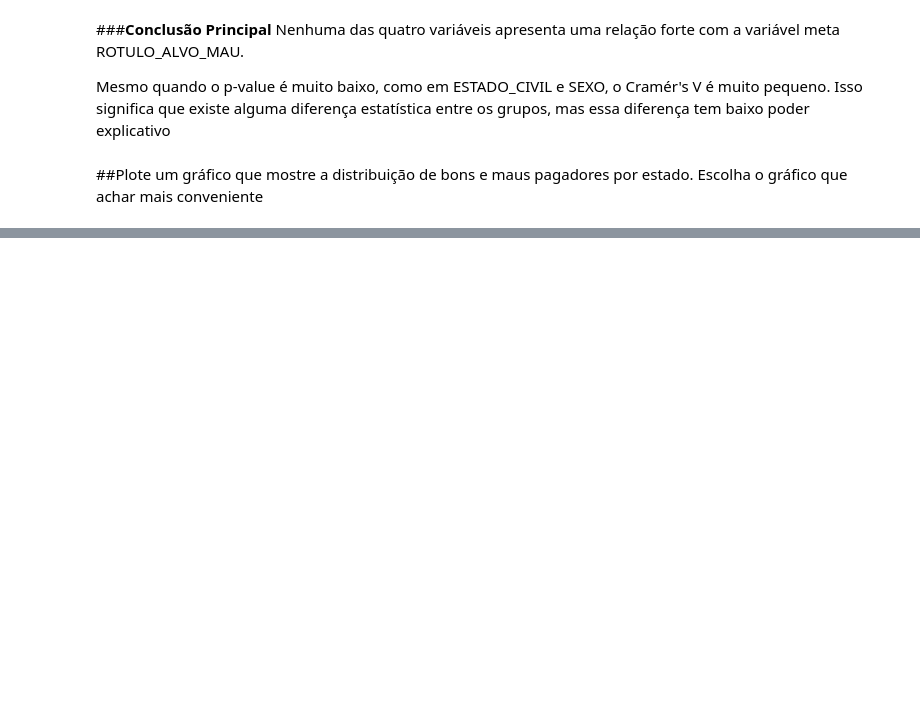
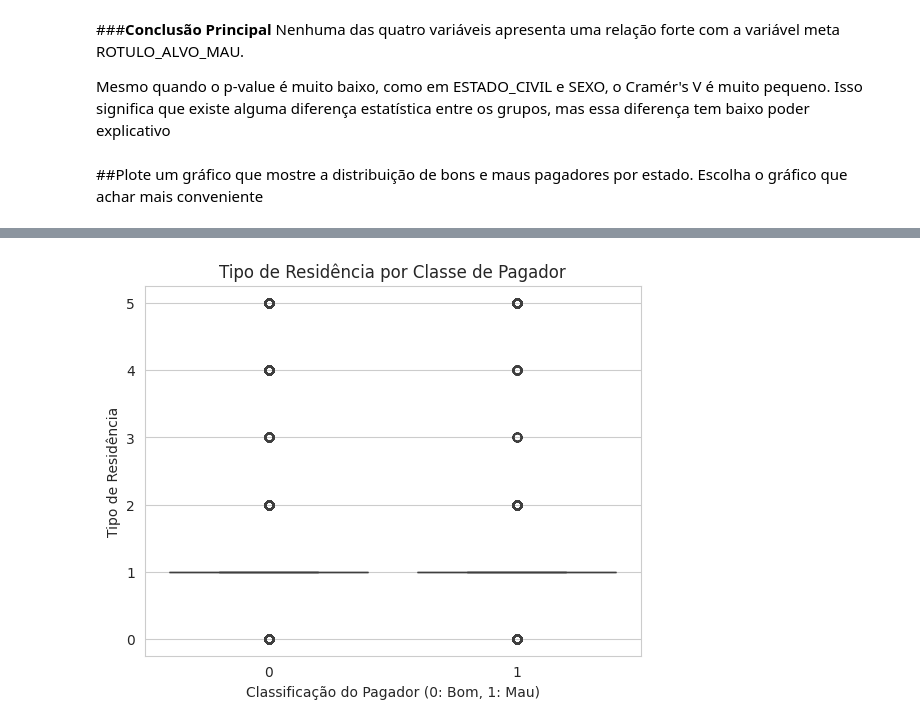
Before and after one commit to paulosansilva/14DTS_Data-Processing_Python, a Jupyter notebook: Analise.ipynb, the cells around one changed output, grey strips where cells are left out. Drawn from its saved outputs; the diff is of its cells as text; code cells hidden in the pictures; blank space fills up the shorter version.

Commit message:
analise tipo de residencia

```diff
--- a/Analise.ipynb
+++ b/Analise.ipynb
@@ -449,0 +644,13 @@ plt.show()
+# %%
+sns.boxplot(
+    data=df,
+    x="ROTULO_ALVO_MAU",
+    y="TIPO_RESIDENCIA"
+)
+
+plt.title("Tipo de Residência por Classe de Pagador")
+plt.xlabel("Classificação do Pagador (0: Bom, 1: Mau)")
+plt.ylabel("Tipo de Residência")
+plt.show()
+# %% [output]
+[figure, added]
```
Also changed, not shown: parts of 24 cells of this notebook.
